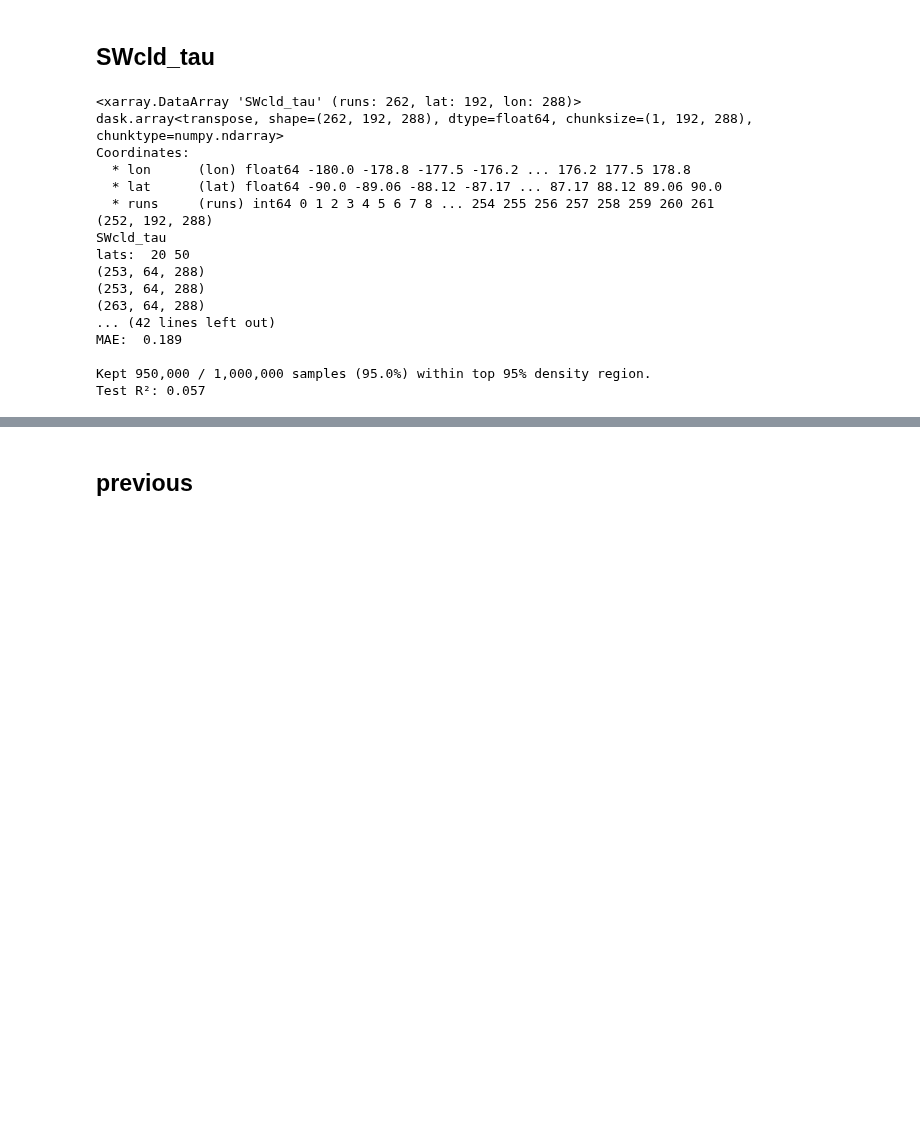
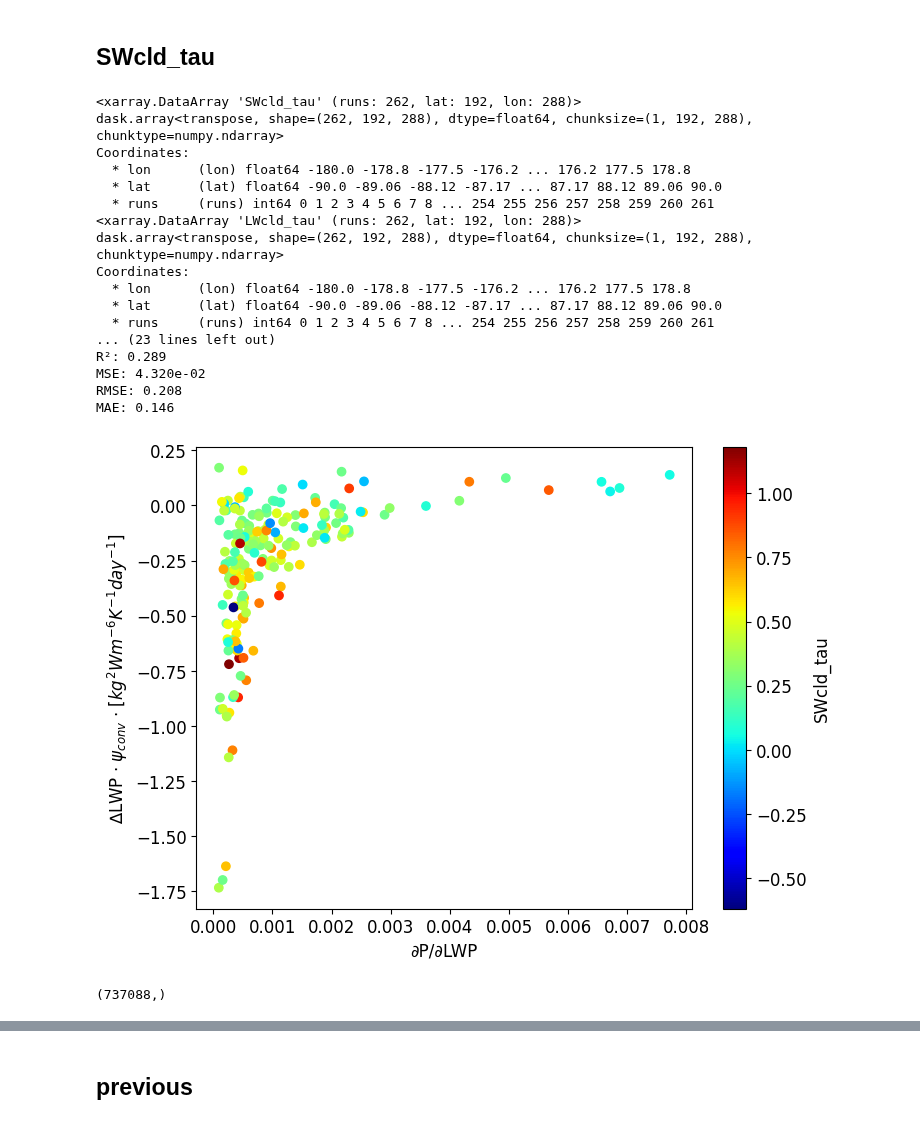
Before and after one commit to wgh-private/globalFB_precipeff, a Jupyter notebook: RF_emulated_constraints.ipynb, the cells around one changed output, grey strips where cells are left out. Saved outputs shown, nothing was run; the diff lists cells and outputs as text; code cells hidden in the pictures; blank space fills up the shorter version.

```diff
--- a/RF_emulated_constraints.ipynb
+++ b/RF_emulated_constraints.ipynb
@@ -82,8 +82,8 @@ PE_g_mean = xr.DataArray(file['data'], dims=['runs'], coords={'runs':file['runs'
 PE_g_mean = PE_g_mean.sel(runs=common_members)  # [s-1]
 # %%
 PPE_grad_LWP_WCB, PPE_grad_LWP_PRC = cyclone_metrics()
-PPE_grad_LWP_PRC = PPE_grad_LWP_PRC.sel(runs=common_members)
-PPE_grad_LWP_WCB = PPE_grad_LWP_WCB.sel(runs=common_members)
+PPE_grad_LWP_PRC = 1./(PPE_grad_LWP_PRC.sel(runs=common_members)*86400.)
+PPE_grad_LWP_WCB = 1/PPE_grad_LWP_WCB.sel(runs=common_members)
 # %%
 ### TOA means
 TOA = TOAf()
@@ -289,7 +289,7 @@ def SWD_da_func(convert, pe_maps_ol=pe_maps_ol, ocean=False):
 # upper_bound_WCB = obs_grad_LWP_WCB + 0.1 * obs_grad_LWP_WCB
 # %%
 cloudlwp = obs_dict['cloudlwp']*0.001  #[kg/m2]
-prc = obs_dict['MWprecipitation']*24  #[mm/day]
+prc = obs_dict['MWprecipitation']/3600.  #[mm/day]
 num_bins = 10
 ind = np.isnan(prc*cloudlwp)==False
 
@@ -297,7 +297,7 @@ ind = np.isnan(prc*cloudlwp)==False
 lwp_bin = stats.binned_statistic(prc[ind], cloudlwp[ind], statistic='mean', bins=num_bins)[0]
 prc_bin = stats.binned_statistic(prc[ind], prc[ind], statistic='mean', bins=num_bins)[0]
 count   = stats.binned_statistic(prc[ind], prc[ind], statistic='count', bins=num_bins)[0]
-obs_grad = np.nansum(np.gradient(lwp_bin)/np.gradient(prc_bin)*count)/np.nansum(count)
+obs_grad = np.nansum(np.gradient(prc_bin)/np.gradient(lwp_bin)*count)/np.nansum(count)
 
 print(obs_grad)
 
@@ -621,14 +781,20 @@ def RFresults(min_lat, max_lat, FBcomp, cf, convergence_mask, SWD_da, dLWP_TSmap
     y_p3 = final_data['ymap3']
     y_p = y_p1*y_p2*y_p3
     c_p = final_data['clrmap']
-    # plt.figure(); plt.scatter(x_p.values, y_p.values, c=c_p.values, cmap='jet')
-    # plt.colorbar(label=FBcomp)
-    # plt.xlabel('∂LWP/∂P'); plt.ylabel('∆LWP $\cdot$ $\psi_{conv}$ $\cdot$ $[kg^2Wm^{-6}K^{-1}day^{-1}]$')
-    X_new, P_new = emulate_regimes(x_p, y_p1, y_p2, y_p3, c_p.values)
+    plt.figure(); plt.scatter(x_p.values, y_p.values, c=c_p.values, cmap='jet')
+    plt.colorbar(label=FBcomp)
+    plt.xlabel('∂P/∂LWP'); plt.ylabel('∆LWP $\cdot$ $\psi_{conv}$ $\cdot$ $[kg^2Wm^{-6}K^{-1}day^{-1}]$')
+    # X_new, P_new
+    x_dense, M_full_emulated, M2_emulated, c_emulated, RF_M, RF_M2, RF_c = emulate_regimes(x_p, y_p1, y_p2, y_p3, c_p.values)
+    # x_dense, M_emulated, c_emulated, RF_M, RF_c
 
-    pe_constrained = (X_new[:,0] >= lower_pe_metric) & (X_new[:,0] <= upper_pe_metric)
-    conv_constrained = (X_new[:,2] >= obs_constraint_lower) & (X_new[:,2] <= obs_constraint_upper)
+    pe_constrained = (x_dense >= lower_pe_metric) & (x_dense <= upper_pe_metric)
+    conv_constrained = (M2_emulated >= obs_constraint_lower) & (M2_emulated <= obs_constraint_upper)
     both_constrained = pe_constrained & conv_constrained
+
+    # pe_constrained = (X_new[:,0] >= lower_pe_metric) & (X_new[:,0] <= upper_pe_metric)
+    # conv_constrained = (X_new[:,2] >= obs_constraint_lower) & (X_new[:,2] <= obs_constraint_upper)
+    # both_constrained = pe_constrained & conv_constrained
     # P_new_constrained = P_new[both_constrained]
 
     # PPE_prior.append([x_p.data, y_p.data, c_p.data])
@@ -636,8 +802,8 @@ def RFresults(min_lat, max_lat, FBcomp, cf, convergence_mask, SWD_da, dLWP_TSmap
     # RF_posterior.append(P_new_constrained)
     # constrain_arr.append(constrained)
     # MC_constrained.append(conv_constrained)
-
-    return X_new[:,0], X_new[:,1]*X_new[:,2], P_new, both_constrained, conv_constrained
+    return x_dense, M_full_emulated, c_emulated, both_constrained, conv_constrained
+    # return X_new[:,0], X_new[:,1]*X_new[:,2], P_new, both_constrained, conv_constrained
 
 ####### to save the npz files if needed
     # np.savez(fig_dir+FBcomp+'_kernel_RF_results.npz',
@@ -664,34 +910,39 @@ w_sub, w_ext, w_trop = weights[1], weights[2], weights[0]
 # %%
 ### total cloud feedback
 FBcomp = 'SWcld_tau'
-totdCRE_g = load_cf('SWcld_tau')
+totdCRE_g = load_cf('SWcld_tau', dGMT=dGMT, common_members=common_members) + load_cf('LWcld_tau', dGMT=dGMT, common_members=common_members) +load_cf('SWcld_amt', dGMT=dGMT, common_members=common_members) + load_cf('LWcld_amt', dGMT=dGMT, common_members=common_members)
 convert = 1  #0.84  # multiplying factor to be consistent with abrupt4xco2 (Fig 1e in Qin et al 2022)
 convergence_mask, SWD_da = SWD_da_func(convert=convert)
 default, default_sem, _ = lat_weight_mean(sel_regime(totdCRE_g,0,90))
 # total from the subtropics
 min_lat, max_lat = 20, 50
 sub_RF_precipeff_cyc, sub_RF_dLWP, sub_RF_CF, sub_constrained_indices, sub_conv_constrained = RFresults(min_lat, max_lat, FBcomp, totdCRE_g, convergence_mask, SWD_da)
 # total from the tropics
-min_lat, max_lat = 0, 20
-tr_RF_precipeff_cyc, tr_RF_dLWP, tr_RF_CF, tr_constrained_indices, tr_conv_constrained = RFresults(min_lat, max_lat, FBcomp, totdCRE_g, convergence_mask, SWD_da)
-# total from the extratropics
-min_lat, max_lat = 50, 90
-ext_RF_precipeff_cyc, ext_RF_dLWP, ext_RF_CF, ext_constrained_indices, ext_conv_constrained = RFresults(min_lat, max_lat, FBcomp, totdCRE_g, convergence_mask, SWD_da)
+# min_lat, max_lat = 0, 20
+# tr_RF_precipeff_cyc, tr_RF_dLWP, tr_RF_CF, tr_constrained_indices, tr_conv_constrained = RFresults(min_lat, max_lat, FBcomp, totdCRE_g, convergence_mask, SWD_da)
+# # total from the extratropics
+# min_lat, max_lat = 50, 90
+# ext_RF_precipeff_cyc, ext_RF_dLWP, ext_RF_CF, ext_constrained_indices, ext_conv_constrained = RFresults(min_lat, max_lat, FBcomp, totdCRE_g, convergence_mask, SWD_da)
 # %% [output]
 <xarray.DataArray 'SWcld_tau' (runs: 262, lat: 192, lon: 288)>
 dask.array<transpose, shape=(262, 192, 288), dtype=float64, chunksize=(1, 192, 288), chunktype=numpy.ndarray>
 Coordinates:
   * lon      (lon) float64 -180.0 -178.8 -177.5 -176.2 ... 176.2 177.5 178.8
   * lat      (lat) float64 -90.0 -89.06 -88.12 -87.17 ... 87.17 88.12 89.06 90.0
   * runs     (runs) int64 0 1 2 3 4 5 6 7 8 ... 254 255 256 257 258 259 260 261
-(252, 192, 288)
-SWcld_tau
-lats:  20 50
-(253, 64, 288)
-(253, 64, 288)
-(263, 64, 288)
-... (42 lines left out)
-MAE:  0.189
-
-Kept 950,000 / 1,000,000 samples (95.0%) within top 95% density region.
-Test R²: 0.057
+<xarray.DataArray 'LWcld_tau' (runs: 262, lat: 192, lon: 288)>
+dask.array<transpose, shape=(262, 192, 288), dtype=float64, chunksize=(1, 192, 288), chunktype=numpy.ndarray>
+Coordinates:
+  * lon      (lon) float64 -180.0 -178.8 -177.5 -176.2 ... 176.2 177.5 178.8
+  * lat      (lat) float64 -90.0 -89.06 -88.12 -87.17 ... 87.17 88.12 89.06 90.0
+  * runs     (runs) int64 0 1 2 3 4 5 6 7 8 ... 254 255 256 257 258 259 260 261
+... (23 lines left out)
+R²: 0.289
+MSE: 4.320e-02
+RMSE: 0.208
+MAE: 0.146
+[figure, added]
+# %%
+sub_RF_precipeff_cyc.shape
+# %% [output]
+(737088,)
```
Also changed, not shown: parts of 9 cells of this notebook.
